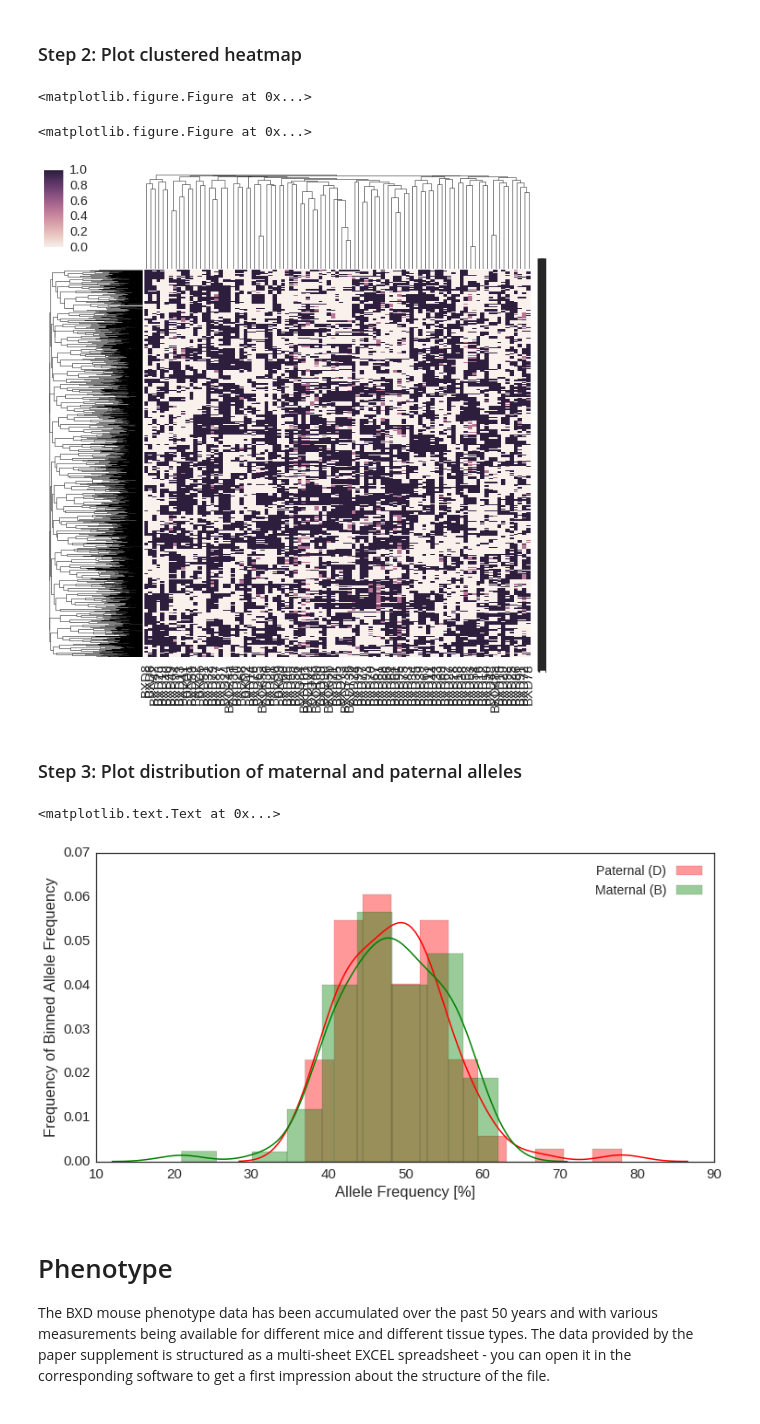
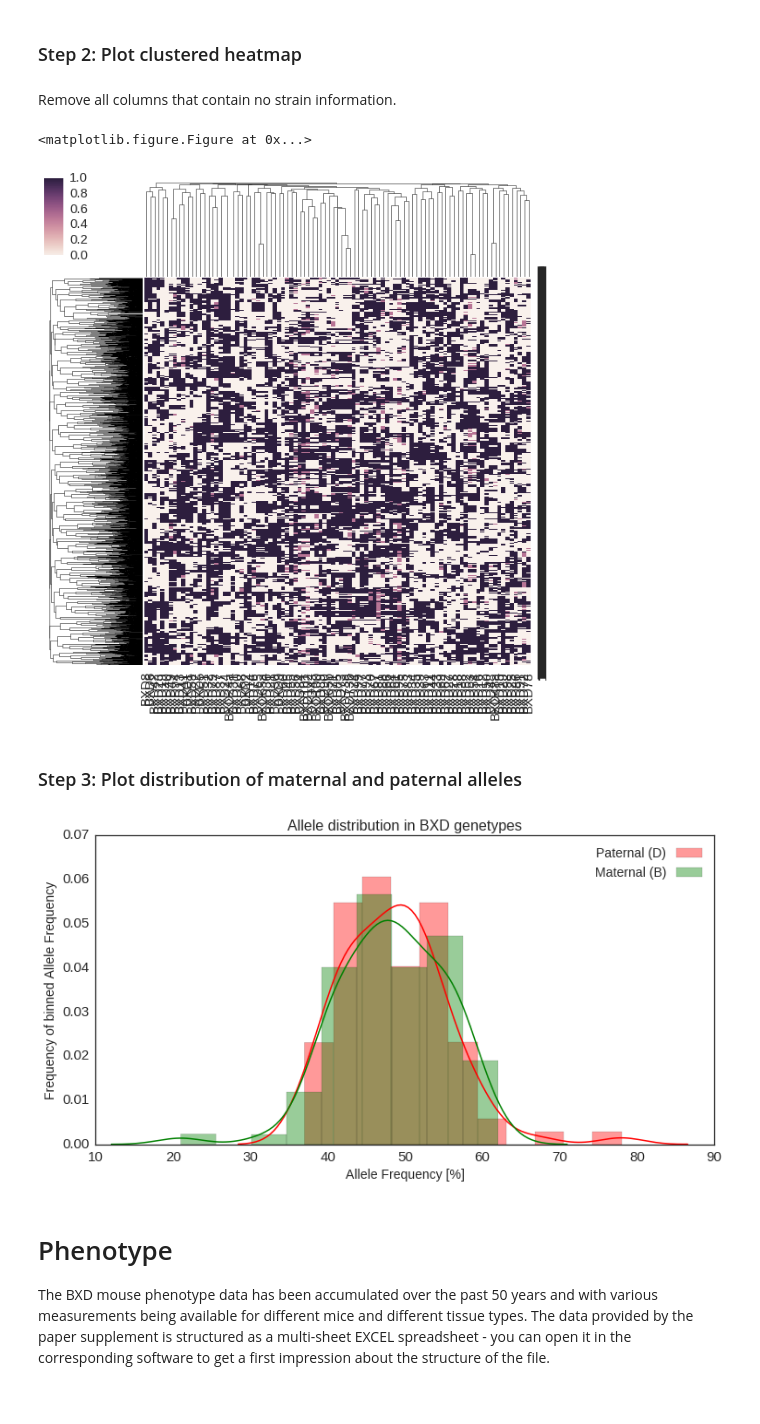
Before and after one commit to Alexstoppel/Integrated_Bioinformatics, a Jupyter notebook: notebooks/Day2_Exploratory_Analysis.ipynb, the cells around one changed output. Cells and saved outputs as stored; diff of their text form; code cells hidden in the pictures.

```diff
--- a/notebooks/Day2_Exploratory_Analysis.ipynb
+++ b/notebooks/Day2_Exploratory_Analysis.ipynb
@@ -125,8 +107,8 @@ Reddit:
 # %% [markdown]
 Create subdirectory only if it does not already exist:
 # %%
-INOUTFOLDER = "Day2_InOutput"
-!mkdir -p Day2_InOutput
+INOUTFOLDER = "Exploratory_Analysis"
+!mkdir -p Exploratory_Analysis
 # %% [markdown]
 ## Task: Download Genotype supplement and check if it worked
 # %% [markdown]
@@ -246,42 +219,44 @@ genotype_temp[3050:3060]
 # %% [markdown]
 ### Step 2: Plot clustered heatmap
+# %% [markdown]
+Remove all columns that contain no strain information.
 # %%
 f = [col for col in genotype_temp.columns if not "BXD" in col]
 genotype_temp.drop(f, 1,inplace=True)
 # %%
-plt.figure(figsize=(10,6), dpi=80)
-plt.figure(figsize=(8,6), dpi=100)
+# Create a heatmap
+plt.figure(figsize=(10,8), dpi=100);
 sns.set_style("white")
 sns.clustermap(genotype_temp)
-plt.show()
+plt.show();
 # %% [output]
 <matplotlib.figure.Figure at 0x...>
-<matplotlib.figure.Figure at 0x...>
 [figure]
 # %% [markdown]
 ### Step 3: Plot distribution of maternal and paternal alleles
 # %%
-#get distribution:
+# Get distribution:
 D = [sum([1 for c in genotype[col] if c == "D"]) for col in genotype]
 B = [sum([1 for c in genotype[col] if c == "B"]) for col in genotype]
-len(genotype.index)
-D = [x/(3811/100) for x in D][4:]
-B = [x/(3811/100) for x in B][4:]
+D = [x/(len(genotype.index)/100) for x in D][4:]
+B = [x/(len(genotype.index)/100) for x in B][4:]
 # %%
+# Create plot
 plt.figure(figsize=(12,6), dpi=80)
 titles=["Paternal (D)","Maternal (B)"]
 df = [D,B]
 col=["red","green"]
 for idx,ax in enumerate(df):
     sns.distplot(df[idx],color=col[idx],label=titles[idx])
 
 plt.legend(loc="upper right", frameon=True,
            fontsize=14,markerfirst=False).get_frame().set_color('white')
-plt.xlabel("Allele Frequency [%]")
-plt.ylabel("Frequency of Binned Allele Frequency")
+plt.xlabel("Allele Frequency [%]",fontsize=14)
+plt.ylabel("Frequency of binned Allele Frequency",fontsize=14)
+plt.title("Allele distribution in BXD genetypes",fontsize=16)
+plt.show();
 # %% [output]
-<matplotlib.text.Text at 0x...>
-[figure, old version]
+[figure, new version]
 # %% [markdown]
 # Phenotype
 The BXD mouse phenotype data has been accumulated over the past 50 years and with various measurements being available for different mice and different tissue types. The data provided by the paper supplement is structured as a multi-sheet EXCEL spreadsheet - you can open it in the corresponding software to get a first impression about the structure of the file.
```
Also changed, not shown: parts of 51 cells of this notebook.
